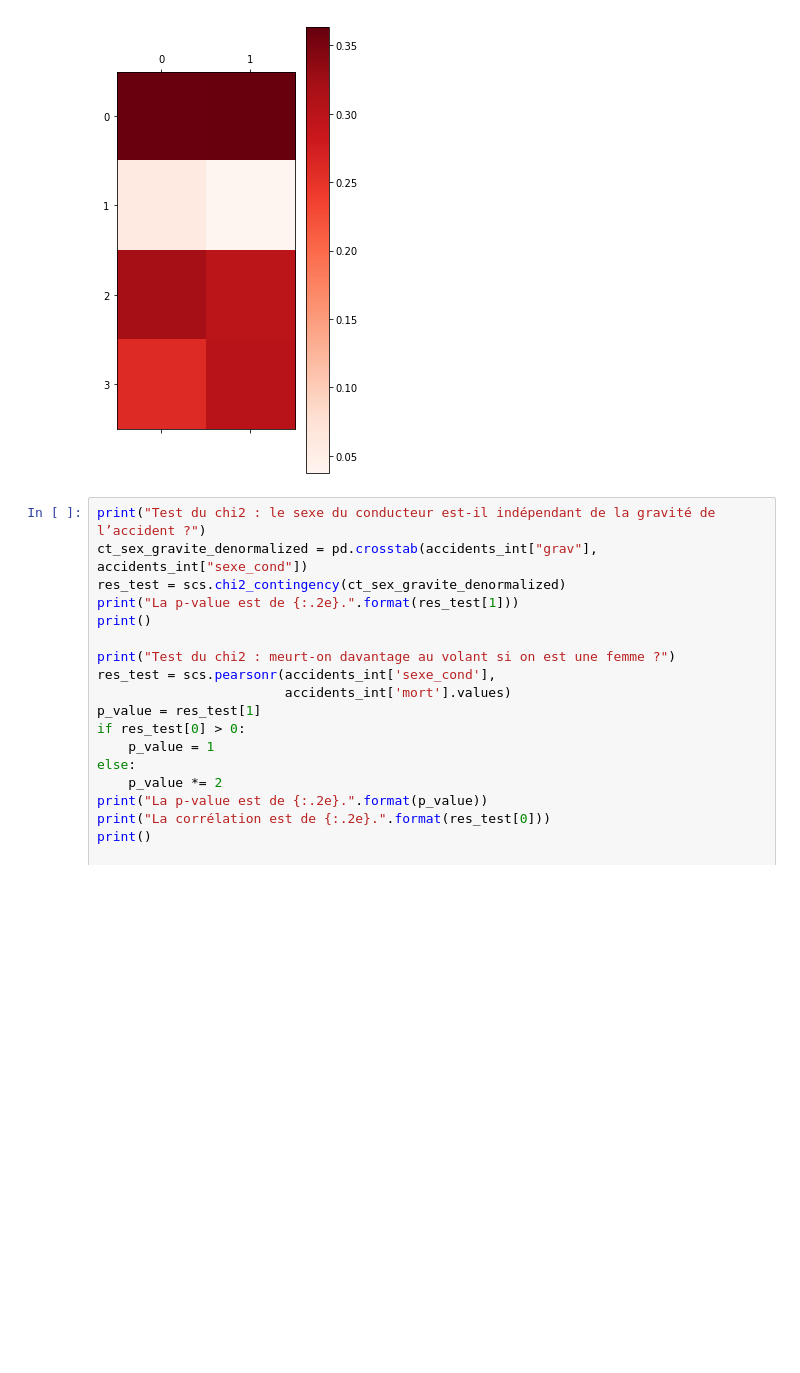
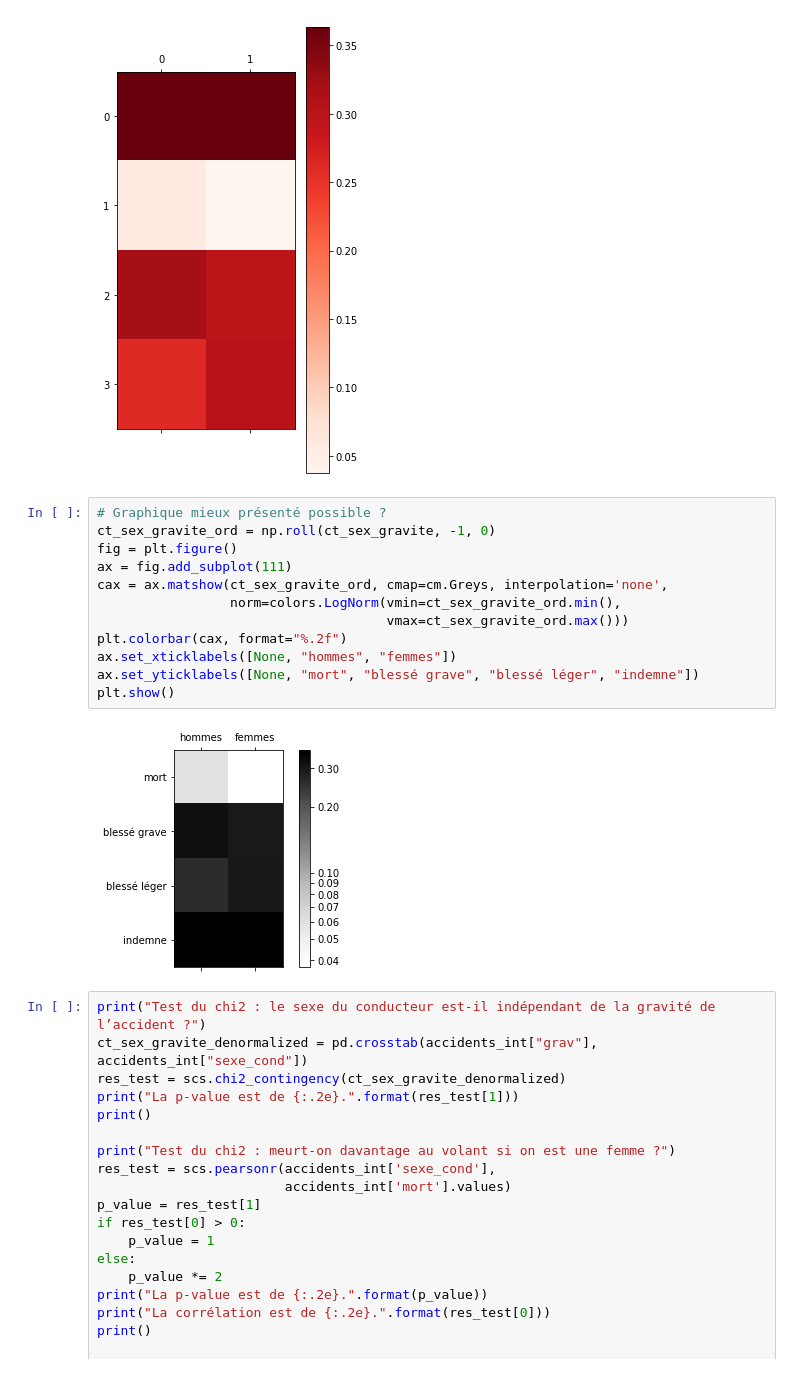
Before and after one commit to ericbenhamou/MASH_IPJ_2018, a Jupyter notebook: Untitled.ipynb, the cells around one changed output. Saved outputs shown, nothing was run; the diff lists cells and outputs as text; blank space fills up the shorter version.

```diff
--- a/Untitled.ipynb
+++ b/Untitled.ipynb
@@ -83,6 +212,20 @@ grav
 3          0.320859  0.297334
 4          0.259960  0.301933
 [figure]
+# %%
+# Graphique mieux présenté possible ?
+ct_sex_gravite_ord = np.roll(ct_sex_gravite, -1, 0)
+fig = plt.figure()
+ax = fig.add_subplot(111)
+cax = ax.matshow(ct_sex_gravite_ord, cmap=cm.Greys, interpolation='none',
+                 norm=colors.LogNorm(vmin=ct_sex_gravite_ord.min(),
+                                     vmax=ct_sex_gravite_ord.max()))
+plt.colorbar(cax, format="%.2f")
+ax.set_xticklabels([None, "hommes", "femmes"])
+ax.set_yticklabels([None, "mort", "blessé grave", "blessé léger", "indemne"])
+plt.show()
+# %% [output]
+[figure, added]
 # %%
 print("Test du chi2 : le sexe du conducteur est-il indépendant de la gravité de l’accident ?")
 ct_sex_gravite_denormalized = pd.crosstab(accidents_int["grav"], accidents_int["sexe_cond"])
```
Also changed, not shown: parts of 11 cells of this notebook.
